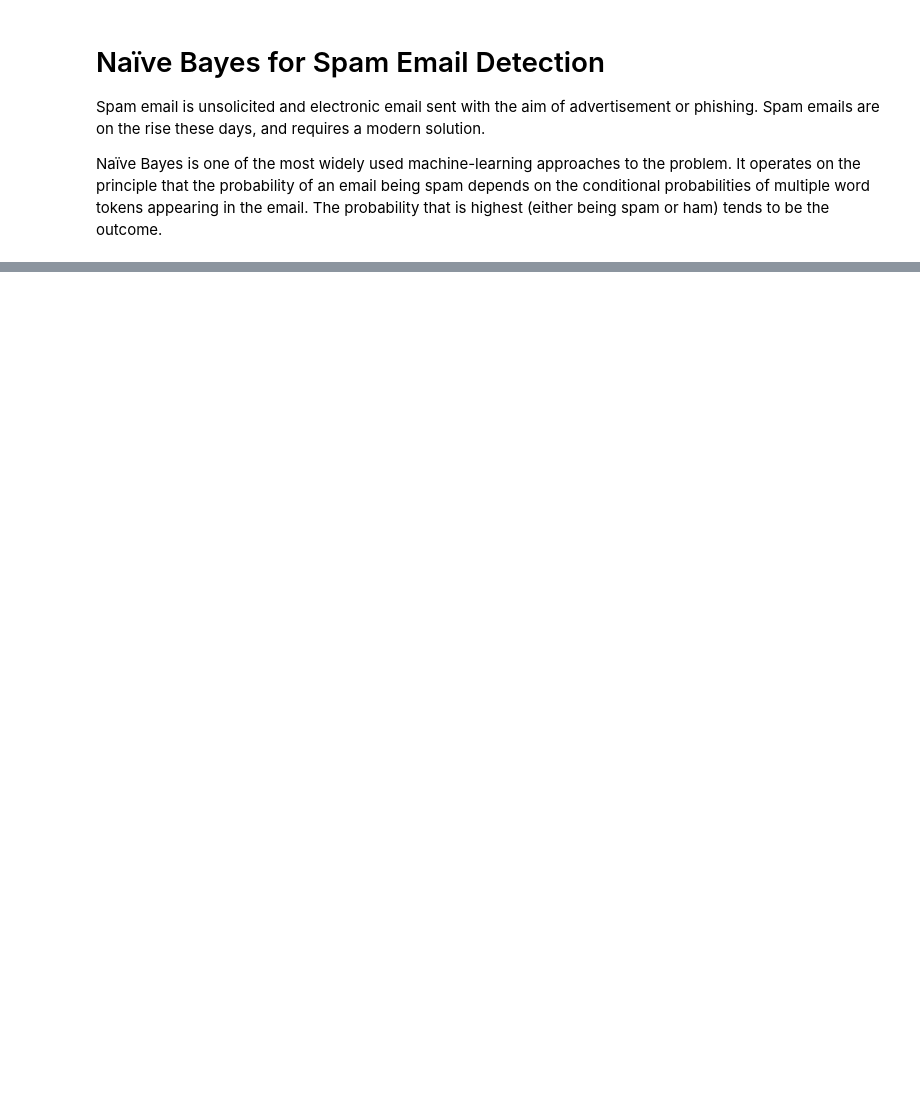
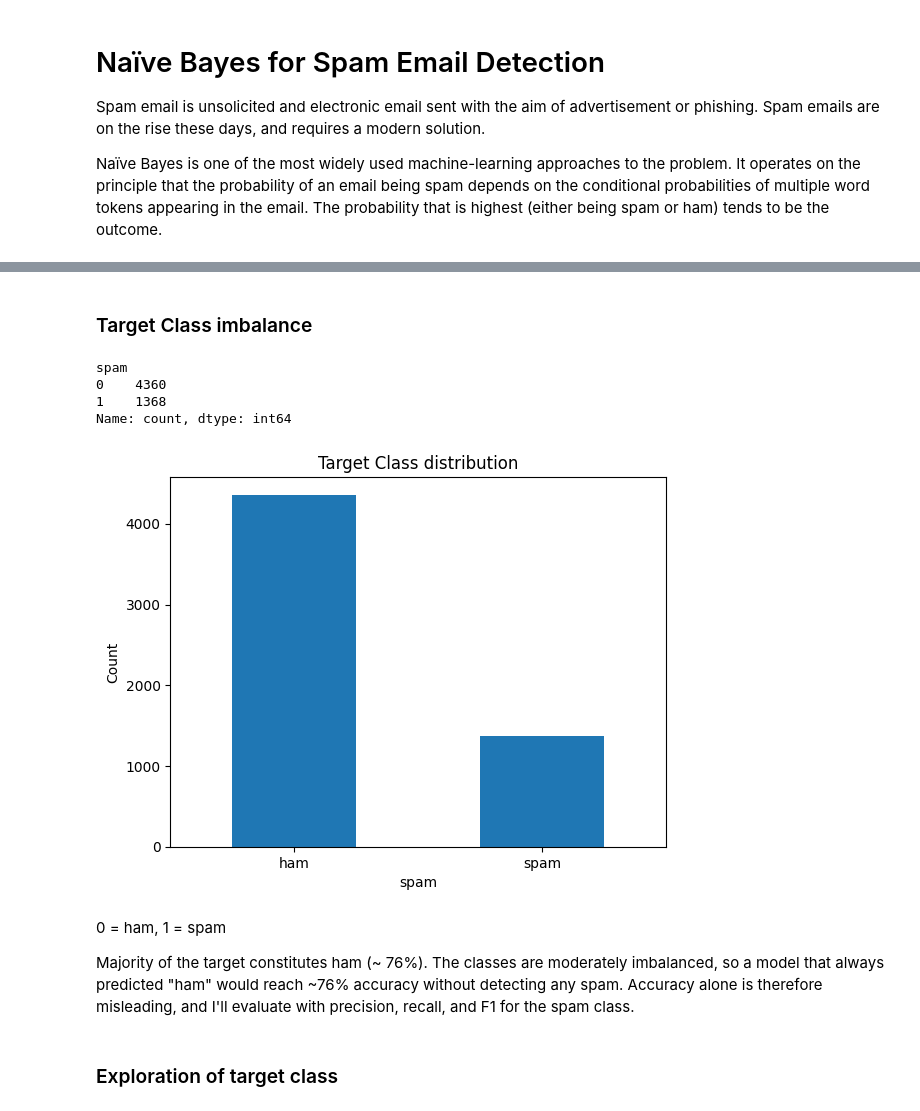
Before and after one commit to Guy0Kana/Naive-Bayes-spam-detector, a Jupyter notebook: naivebayes-spamdetector.ipynb, the cells around one changed output, grey strips where cells are left out. Saved outputs shown, nothing was run; the diff lists cells and outputs as text; code cells hidden in the pictures; blank space fills up the shorter version.

Commit message:
Kaggle Notebook | NaiveBayes-SpamDetector | Version 2

```diff
--- a/naivebayes-spamdetector.ipynb
+++ b/naivebayes-spamdetector.ipynb
@@ -33,0 +74,5 @@ None
+# %%
+raw = df.copy()
+df = raw.copy()
+
+print(df.head())
@@ -33,0 +122,23 @@ None
+# %% [markdown]
+### Target Class imbalance
+# %%
+print(df['spam'].value_counts())
+(df['spam'].value_counts(normalize=True))
+
+df['spam'].value_counts().plot(kind='bar')
+plt.xticks([0, 1], ['ham', 'spam'], rotation=0)
+plt.ylabel('Count')
+plt.title('Target Class distribution')
+plt.show()
+# %% [output]
+spam
+0    4360
+1    1368
+Name: count, dtype: int64
+[figure, added]
+# %% [markdown]
+0 = ham, 1 = spam
+
+Majority of the target constitutes ham (~ 76%). The classes are moderately imbalanced, so a model that always predicted "ham" would reach ~76% accuracy without detecting any spam. Accuracy alone is therefore misleading, and I'll evaluate with precision, recall, and F1 for the spam class.
+# %% [markdown]
+### Exploration of target class
```
Also changed, not shown: parts of 13 cells of this notebook.
